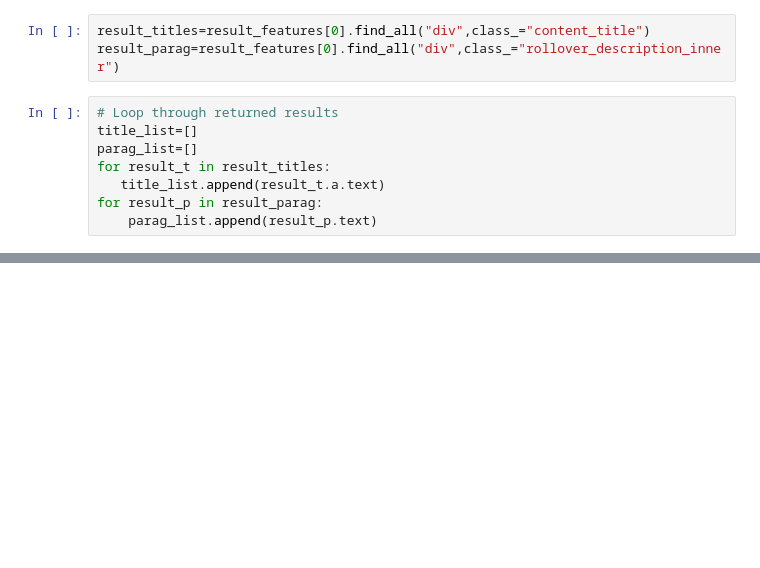
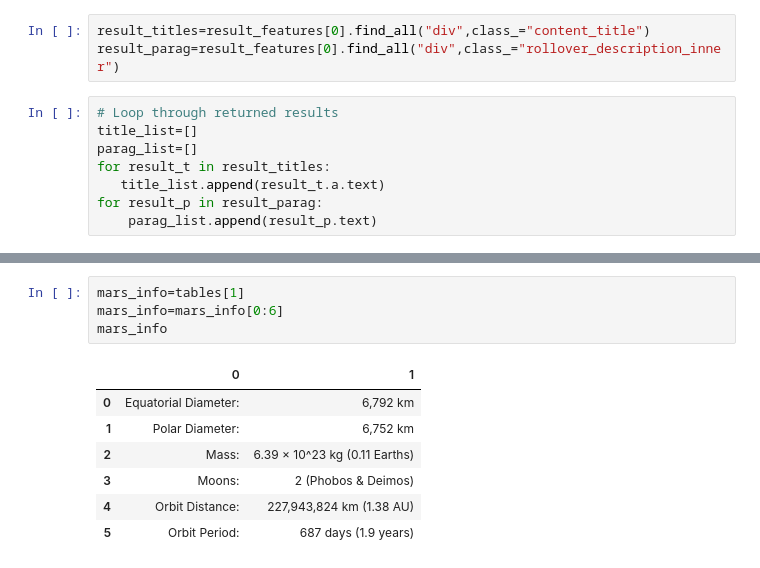
Before and after one commit to alejoes/NasaWebScrapping, a Jupyter notebook: Mars.ipynb, the cells around one changed output, grey strips where cells are left out. Saved outputs shown, nothing was run; the diff lists cells and outputs as text; blank space fills up the shorter version.

```diff
--- a/Mars.ipynb
+++ b/Mars.ipynb
@@ -59,0 +169,12 @@ print(parag_list)
+# %%
+mars_info=tables[1]
+mars_info=mars_info[0:6]
+mars_info
+# %% [output]
+|  | 0 | 1 |
+| 0 | Equatorial Diameter: | 6,792 km |
+| 1 | Polar Diameter: | 6,752 km |
+| 2 | Mass: | 6.39 × 10^23 kg (0.11 Earths) |
+| 3 | Moons: | 2 (Phobos & Deimos) |
+| 4 | Orbit Distance: | 227,943,824 km (1.38 AU) |
+| 5 | Orbit Period: | 687 days (1.9 years) |
```
Also changed, not shown: parts of 22 cells of this notebook.
